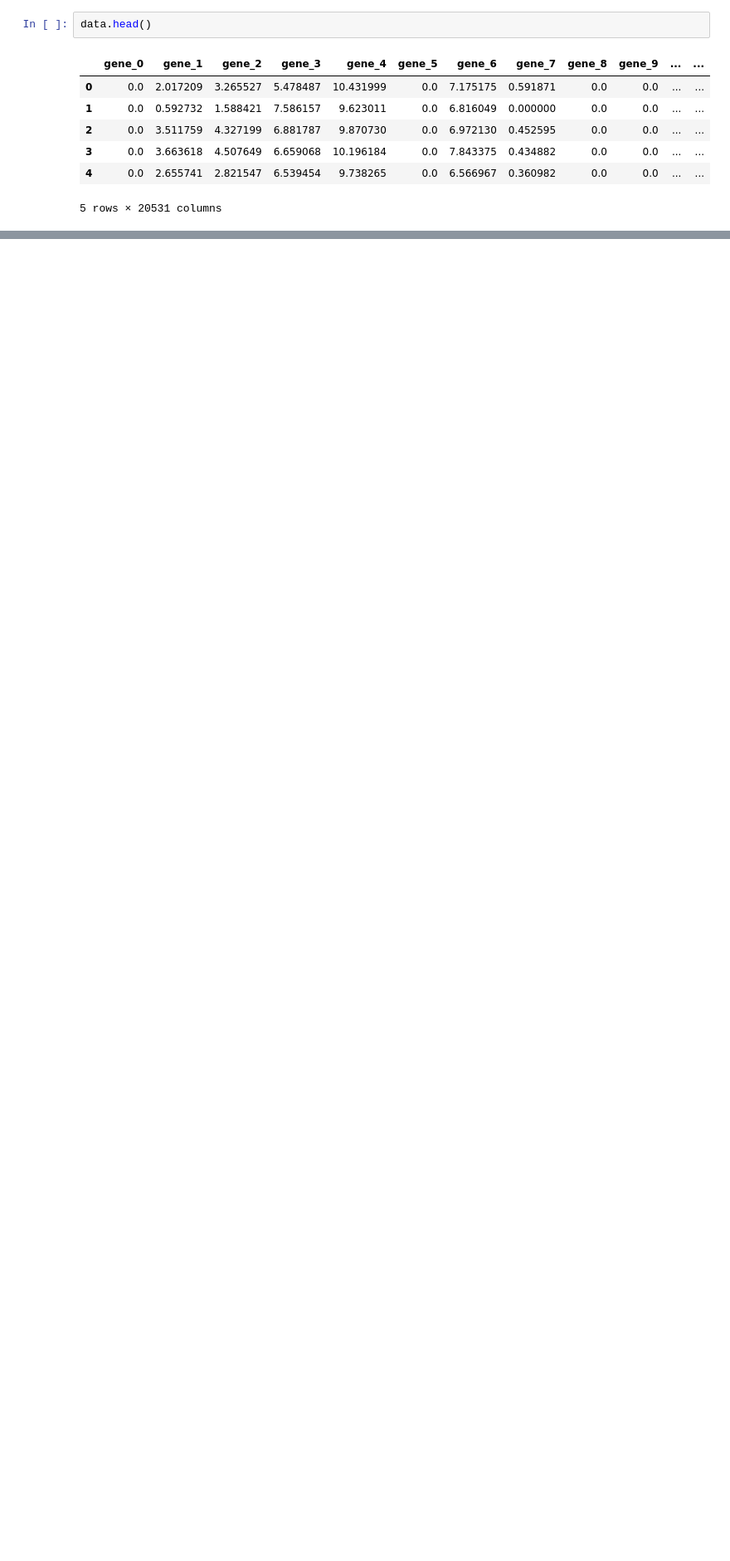
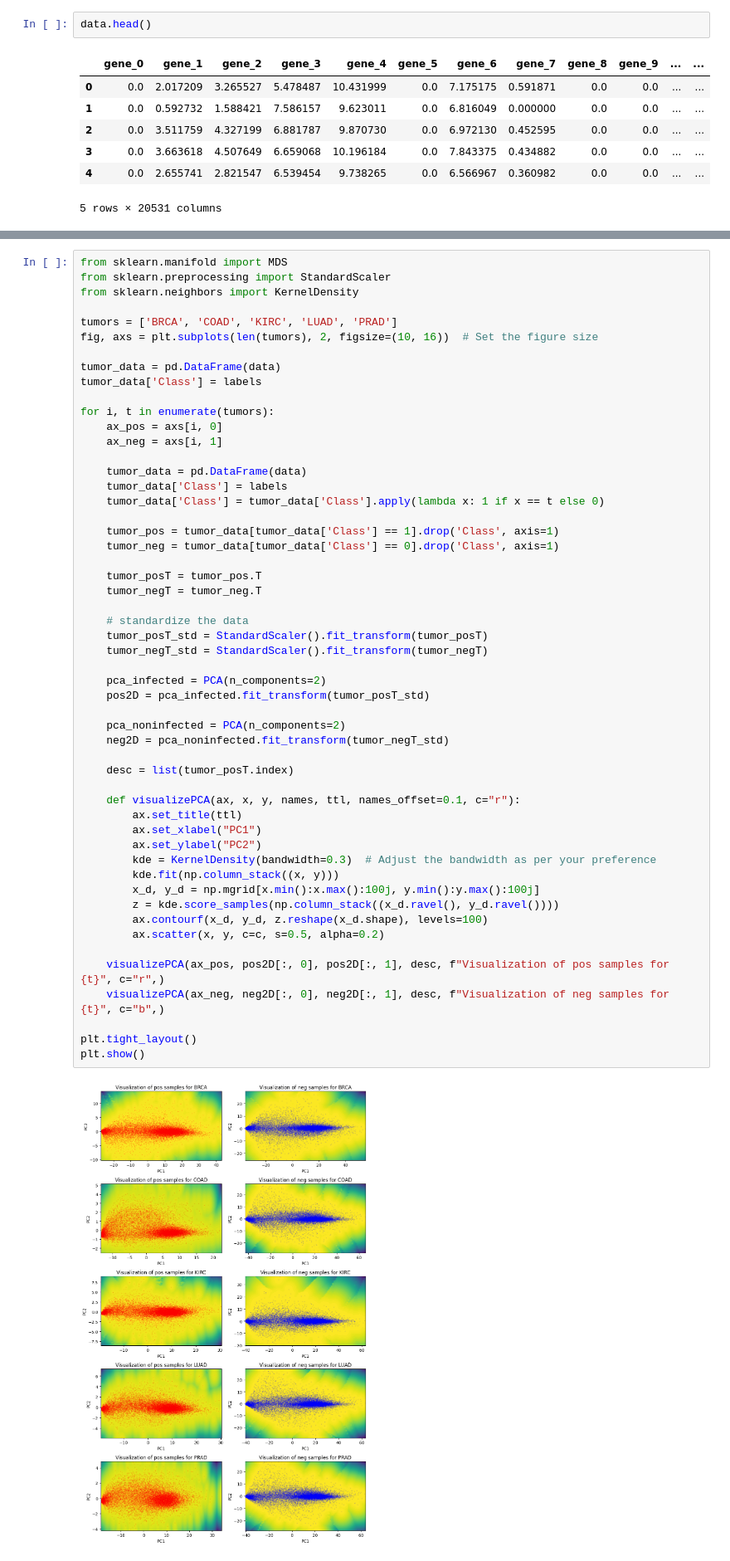
Before and after one commit to borchr27/bioinformatics_project, a Jupyter notebook: mitchell.ipynb, the cells around one changed output, grey strips where cells are left out. Shown at 83% size. Saved outputs shown, nothing was run; the diff lists cells and outputs as text; blank space fills up the shorter version.

```diff
--- a/mitchell.ipynb
+++ b/mitchell.ipynb
@@ -52,0 +58,55 @@ plt.show()
+# %%
+from sklearn.manifold import MDS
+from sklearn.preprocessing import StandardScaler
+from sklearn.neighbors import KernelDensity
+
+tumors = ['BRCA', 'COAD', 'KIRC', 'LUAD', 'PRAD']
+fig, axs = plt.subplots(len(tumors), 2, figsize=(10, 16))  # Set the figure size
+
+tumor_data = pd.DataFrame(data)
+tumor_data['Class'] = labels
+
+for i, t in enumerate(tumors):
+    ax_pos = axs[i, 0]
+    ax_neg = axs[i, 1]
+
+    tumor_data = pd.DataFrame(data)
+    tumor_data['Class'] = labels
+    tumor_data['Class'] = tumor_data['Class'].apply(lambda x: 1 if x == t else 0)
+
+    tumor_pos = tumor_data[tumor_data['Class'] == 1].drop('Class', axis=1)
+    tumor_neg = tumor_data[tumor_data['Class'] == 0].drop('Class', axis=1)
+
+    tumor_posT = tumor_pos.T
+    tumor_negT = tumor_neg.T
+
+    # standardize the data
+    tumor_posT_std = StandardScaler().fit_transform(tumor_posT)
+    tumor_negT_std = StandardScaler().fit_transform(tumor_negT)
+
+    pca_infected = PCA(n_components=2)
+    pos2D = pca_infected.fit_transform(tumor_posT_std)
+
+    pca_noninfected = PCA(n_components=2)
+    neg2D = pca_noninfected.fit_transform(tumor_negT_std)
+
+    desc = list(tumor_posT.index)
+
+    def visualizePCA(ax, x, y, names, ttl, names_offset=0.1, c="r"):
+        ax.set_title(ttl)
+        ax.set_xlabel("PC1")
+        ax.set_ylabel("PC2")
+        kde = KernelDensity(bandwidth=0.3)  # Adjust the bandwidth as per your preference
+        kde.fit(np.column_stack((x, y)))
+        x_d, y_d = np.mgrid[x.min():x.max():100j, y.min():y.max():100j]
+        z = kde.score_samples(np.column_stack((x_d.ravel(), y_d.ravel())))
+        ax.contourf(x_d, y_d, z.reshape(x_d.shape), levels=100)
+        ax.scatter(x, y, c=c, s=0.5, alpha=0.2)
+
+    visualizePCA(ax_pos, pos2D[:, 0], pos2D[:, 1], desc, f"Visualization of pos samples for {t}", c="r",)
+    visualizePCA(ax_neg, neg2D[:, 0], neg2D[:, 1], desc, f"Visualization of neg samples for {t}", c="b",)
+
+plt.tight_layout()
+plt.show()
+# %% [output]
+[figure, added]
```
Also changed, not shown: parts of 4 cells of this notebook, 1 other file.
